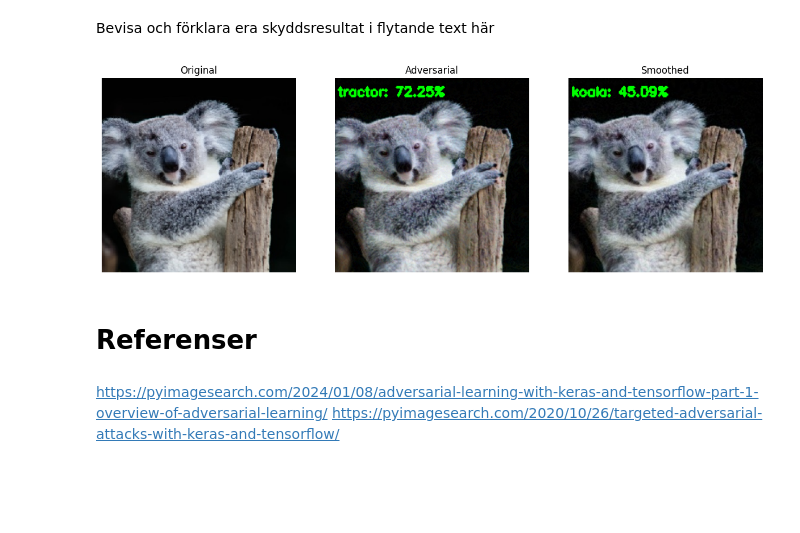
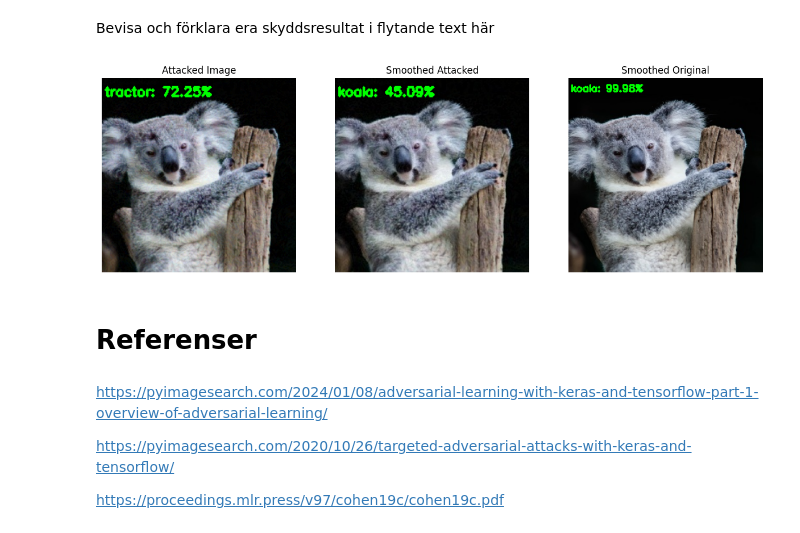
Before and after one commit to RazzRazz13/DV2607_Assignment, a Jupyter notebook: Task_1/DV2607-Inl_Del_1-Adversarial_input_attack.ipynb, the cells around one changed output. Cells and saved outputs as stored; diff of their text form; code cells hidden in the pictures; blank space fills up the shorter version.

Commit message:
add plots for evaluation, text in report

```diff
--- a/Task_1/DV2607-Inl_Del_1-Adversarial_input_attack.ipynb
+++ b/Task_1/DV2607-Inl_Del_1-Adversarial_input_attack.ipynb
@@ -341,0 +328,14 @@ print("[INFO] label: {} confidence: {:.2f}%".format(smoothed_label,smoothed_conf
+# %%
+# Compare original image against attacked image
+
+# Original Image
+smoothed_prediction_base = smoothed_predict(model, init_image.astype(np.uint), sigma=19, samples=500, seed=123)
+smoothed_label_base = smoothed_prediction_base[0][1]
+smoothed_confidence_base = smoothed_prediction_base[0][2] * 100
+print("[BASE] label: {} confidence: {:.2f}%".format(smoothed_label_base,smoothed_confidence_base))
+
+# Attacked image
+smoothed_prediction_adver = smoothed_predict(model, adverImage, sigma=19, samples=500, seed=123)
+smoothed_label_adver = smoothed_prediction_adver[0][1]
+smoothed_confidence_adver = smoothed_prediction_adver[0][2] * 100
+print("[ADVER] label: {} confidence: {:.2f}%".format(smoothed_label_adver,smoothed_confidence_adver))
@@ -346,38 +351,46 @@ Bevisa och förklara era skyddsresultat i flytande text här
 # %%
 # Presentera skyddåtgärdens resultat m.h.a. kod här
 
-smoothed_image = cv2.imread("images/koala-attacked.jpeg")
+orignial_image = cv2.imread("images/koala.jpeg")
+adverserial_image = cv2.imread("images/koala-attacked.jpeg")
 
-text_smoothed = "{}: {:.2f}%".format(smoothed_label, smoothed_confidence)
-cv2.putText(smoothed_image, text_smoothed, (3, 20), cv2.FONT_HERSHEY_SIMPLEX, 0.5, (0, 255, 0), 2)
+text_smoothed_base = "{}: {:.2f}%".format(smoothed_label_base, smoothed_confidence_base)
+cv2.putText(orignial_image, text_smoothed_base, (3, 20), cv2.FONT_HERSHEY_SIMPLEX, 0.5, (0, 255, 0), 2)
+smoothed_rgb_base = cv2.cvtColor(orignial_image, cv2.COLOR_BGR2RGB)
 
-smoothed_rgb = cv2.cvtColor(smoothed_image, cv2.COLOR_BGR2RGB)
+text_smoothed_adver = "{}: {:.2f}%".format(smoothed_label_adver, smoothed_confidence_adver)
+cv2.putText(adverserial_image, text_smoothed_adver, (3, 20), cv2.FONT_HERSHEY_SIMPLEX, 0.5, (0, 255, 0), 2)
+
+smoothed_rgb_adver = cv2.cvtColor(adverserial_image, cv2.COLOR_BGR2RGB)
 
 plt.figure(figsize=(15,5))
 
-# 1: Original
+# 1: Attacked
 plt.subplot(1, 3, 1)
-plt.imshow(init_image.astype(np.uint))
-plt.title("Original")
+plt.imshow(adver_rgb)
+plt.title("Attacked Image")
 plt.axis("off")
 
-# 2: Adversarial
+# 2: Smoothed Attacked
 plt.subplot(1, 3, 2)
-plt.imshow(adver_rgb)
-plt.title("Adversarial")
+plt.imshow(smoothed_rgb_adver)
+plt.title("Smoothed Attacked")
 plt.axis("off")
 
-# 3: Smoothed (note: smoothed RGB is not a new image, so this only works if you created one)
+# 3: Smoothed Original
 plt.subplot(1, 3, 3)
-plt.imshow(smoothed_rgb)
-plt.title("Smoothed")
+plt.imshow(smoothed_rgb_base)
+plt.title("Smoothed Original")
 plt.axis("off")
 
 plt.show()
 # %% [output]
-[figure, old version]
+[figure, new version]
 # %% [markdown]
 # Referenser
 # %% [markdown]
 https://pyimagesearch.com/2024/01/08/adversarial-learning-with-keras-and-tensorflow-part-1-overview-of-adversarial-learning/
+
 https://pyimagesearch.com/2020/10/26/targeted-adversarial-attacks-with-keras-and-tensorflow/
+
+https://proceedings.mlr.press/v97/cohen19c/cohen19c.pdf
```
Also changed, not shown: parts of 18 cells of this notebook, 1 other file.
